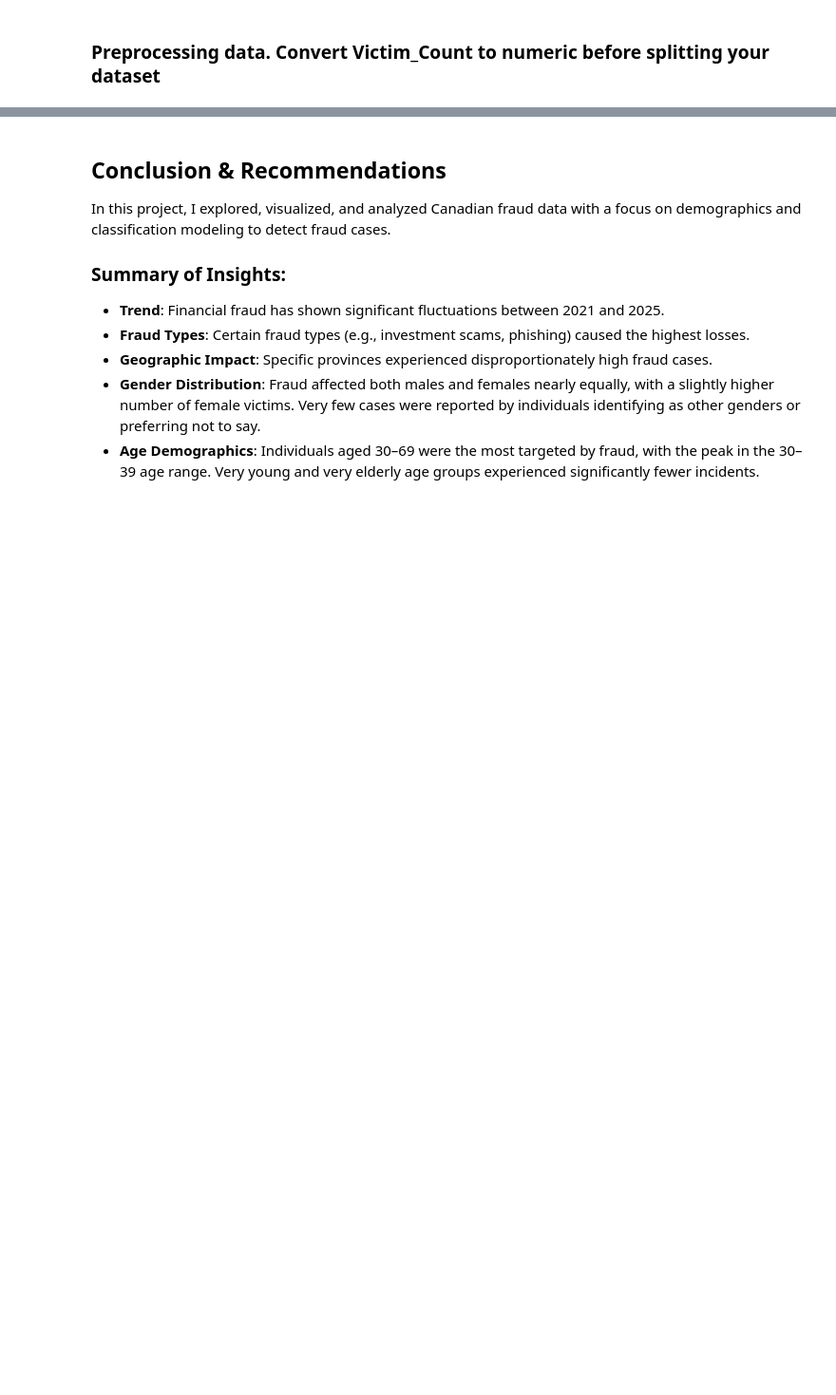
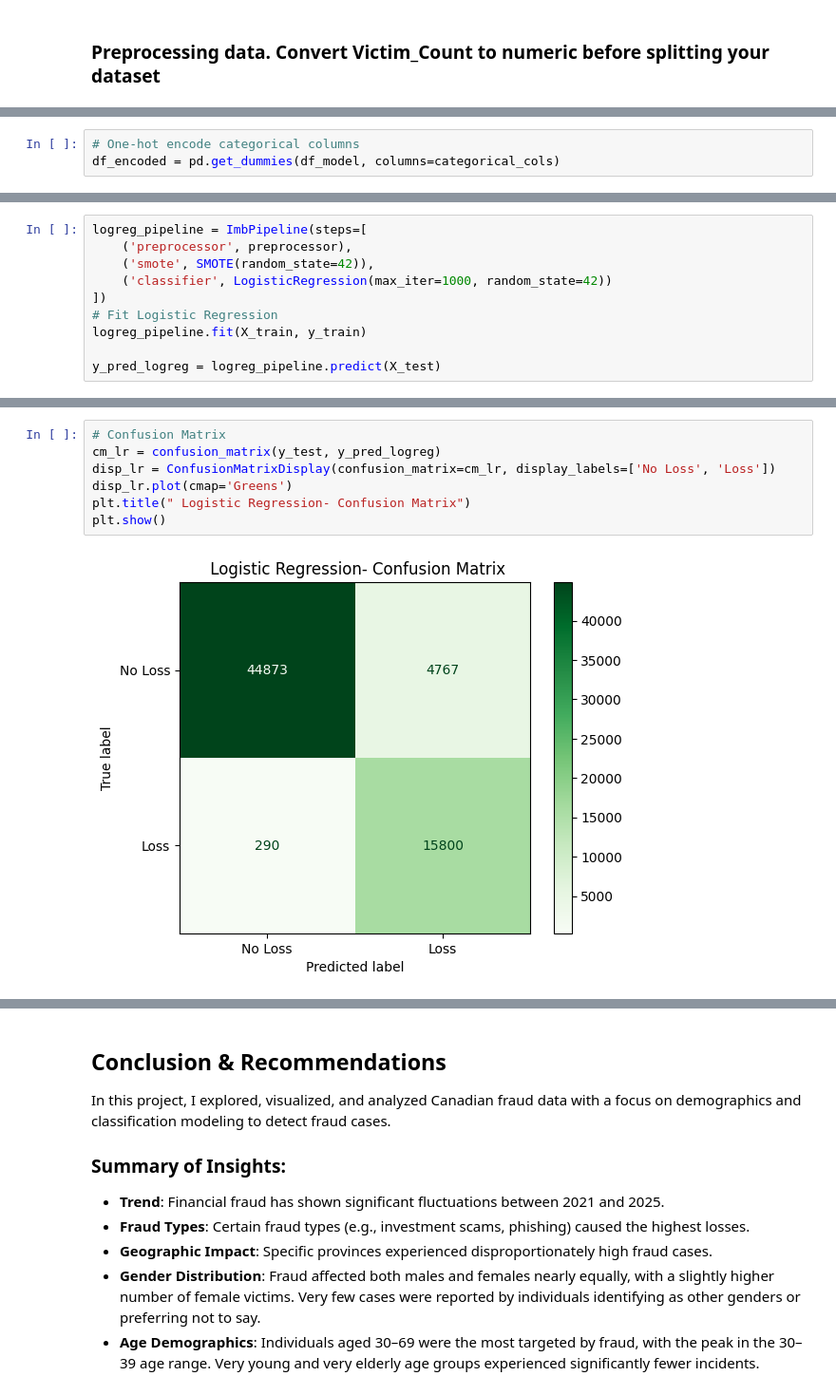
Before and after one commit to helenzhupnyk/Financial_Fraud_Canada, a Jupyter notebook: notebooks/Financial_Fraud_Canada_Data_Analysis_And_Modeling.ipynb, the cells around one changed output, grey strips where cells are left out. Shown at 95% size. Drawn from its saved outputs; the diff is of its cells as text; blank space fills up the shorter version.

```diff
--- a/notebooks/Financial_Fraud_Canada_Data_Analysis_And_Modeling.ipynb
+++ b/notebooks/Financial_Fraud_Canada_Data_Analysis_And_Modeling.ipynb
@@ -1013,0 +1048,3 @@ All models show similar overall performance (88% accuracy), but **Random Forest
+# %%
+# One-hot encode categorical columns
+df_encoded = pd.get_dummies(df_model, columns=categorical_cols)
@@ -1013,0 +1215,10 @@ All models show similar overall performance (88% accuracy), but **Random Forest
+# %%
+logreg_pipeline = ImbPipeline(steps=[
+    ('preprocessor', preprocessor),
+    ('smote', SMOTE(random_state=42)),
+    ('classifier', LogisticRegression(max_iter=1000, random_state=42))
+])
+# Fit Logistic Regression
+logreg_pipeline.fit(X_train, y_train)
+
+y_pred_logreg = logreg_pipeline.predict(X_test)
@@ -1013,0 +1241,9 @@ All models show similar overall performance (88% accuracy), but **Random Forest
+# %%
+# Confusion Matrix
+cm_lr = confusion_matrix(y_test, y_pred_logreg)
+disp_lr = ConfusionMatrixDisplay(confusion_matrix=cm_lr, display_labels=['No Loss', 'Loss'])
+disp_lr.plot(cmap='Greens')
+plt.title(" Logistic Regression- Confusion Matrix")
+plt.show()
+# %% [output]
+[figure, added]
```
Also changed, not shown: parts of 80 cells of this notebook.
